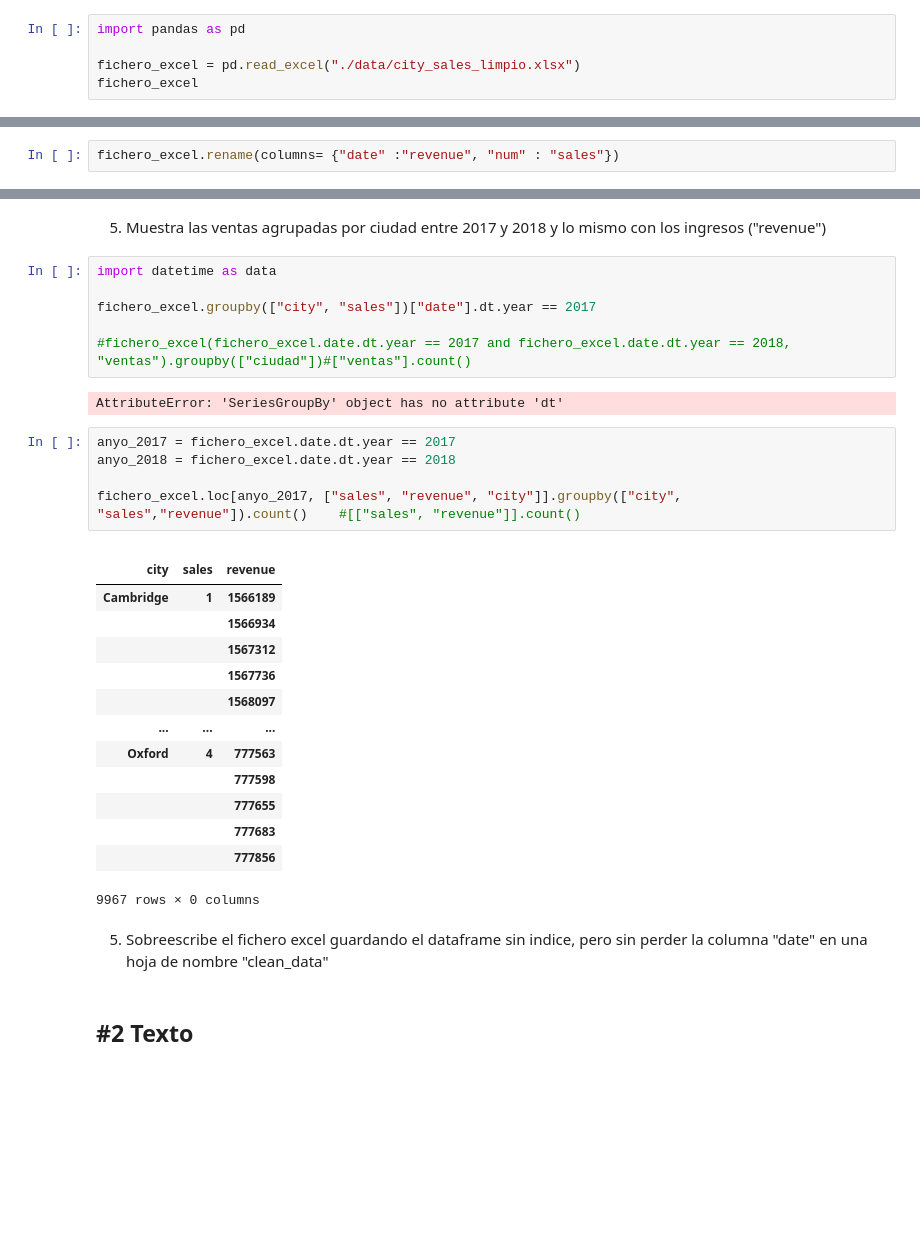
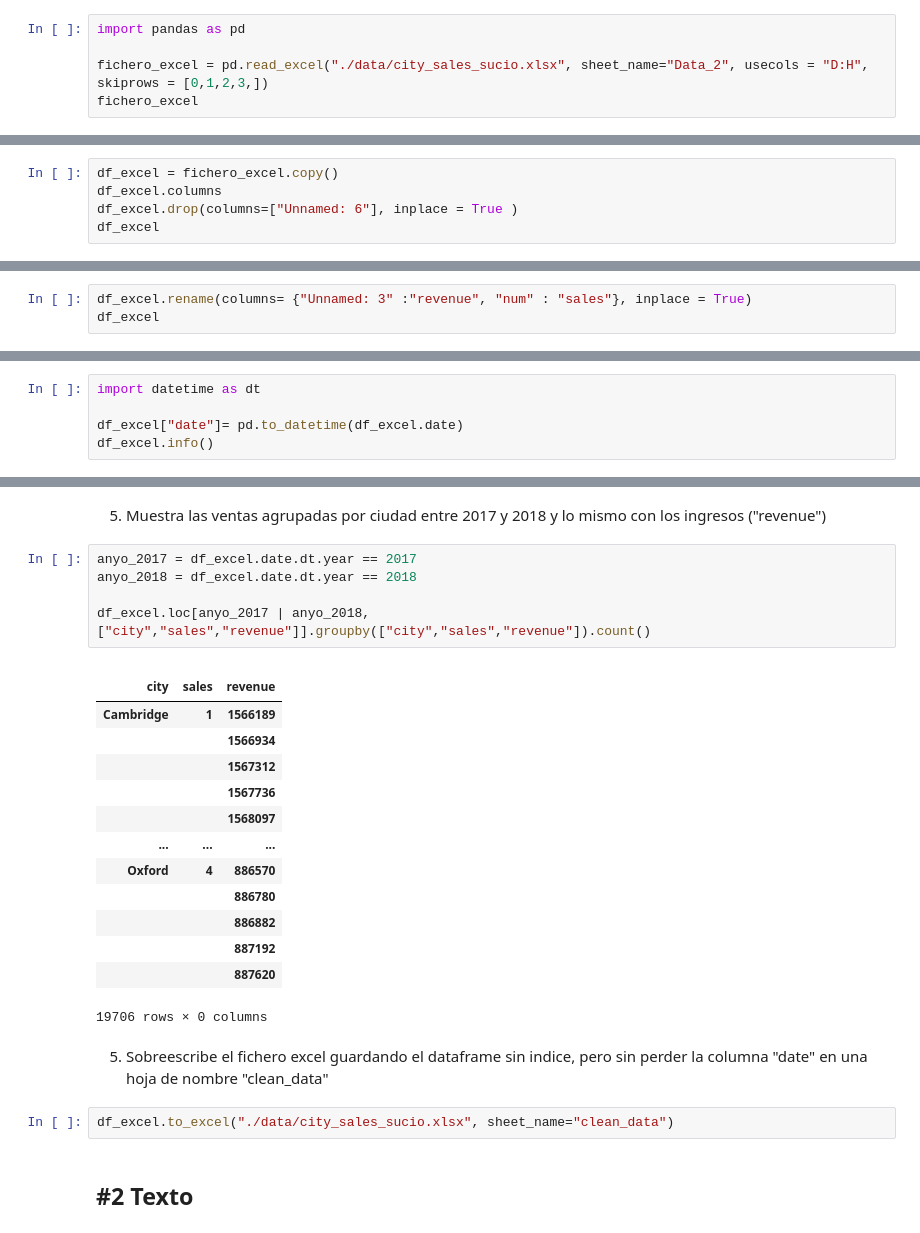
Before and after one commit to Borzase/ONLINE_DS_THEBRIDGE_BORZASE, a Jupyter notebook: 03_Analisis_de_Datos/Sprint_05/Unidad_02_Acceso_y_Procesado_de_Datos_Internos__Ficheros/Practica_Obligatoria/18_Practica_Obligatoria_Ficheros.ipynb, the cells around one changed output, grey strips where cells are left out. Saved outputs shown, nothing was run; the diff lists cells and outputs as text; blank space fills up the shorter version.

```diff
--- a/03_Analisis_de_Datos/Sprint_05/Unidad_02_Acceso_y_Procesado_de_Datos_Internos__Ficheros/Practica_Obligatoria/18_Practica_Obligatoria_Ficheros.ipynb
+++ b/03_Analisis_de_Datos/Sprint_05/Unidad_02_Acceso_y_Procesado_de_Datos_Internos__Ficheros/Practica_Obligatoria/18_Practica_Obligatoria_Ficheros.ipynb
@@ -35,6 +35,6 @@ with open("./data/mbox.txt", "r") as open_file:
 # %%
 import pandas as pd
 
-fichero_excel = pd.read_excel("./data/city_sales_limpio.xlsx")
+fichero_excel = pd.read_excel("./data/city_sales_sucio.xlsx", sheet_name="Data_2", usecols = "D:H", skiprows = [0,1,2,3,])
 fichero_excel
 # %% [output]
@@ -80,0 +65,5 @@ fichero_excel
+# %%
+df_excel = fichero_excel.copy()
+df_excel.columns
+df_excel.drop(columns=["Unnamed: 6"], inplace = True )
+df_excel
@@ -81,4 +84,5 @@ fichero_excel
 # %% [markdown]
 2. Renombra la primera columna para que se llame "revenue" y la columna "num" por "sales"
 # %%
-fichero_excel.rename(columns= {"date" :"revenue", "num" : "sales"})
+df_excel.rename(columns= {"Unnamed: 3" :"revenue", "num" : "sales"}, inplace = True)
+df_excel
@@ -100,3 +118,8 @@ dtypes: datetime64[ns](1), int64(2), object(1)
 memory usage: 1.2+ MB
 # %% [markdown]
 4. Convierte el campo "date" a un datetime. Conviertelo en el índice del `DataFrame`
+# %%
+import datetime as dt
+
+df_excel["date"]= pd.to_datetime(df_excel.date)
+df_excel.info()
@@ -103,35 +138,29 @@ memory usage: 1.2+ MB
 # %% [markdown]
 5. Muestra las ventas agrupadas por ciudad entre 2017 y 2018 y lo mismo con los ingresos ("revenue")
-# %%
-import datetime as data
-
-fichero_excel.groupby(["city", "sales"])["date"].dt.year == 2017
-
-#fichero_excel(fichero_excel.date.dt.year == 2017 and fichero_excel.date.dt.year == 2018, "ventas").groupby(["ciudad"])#["ventas"].count()
-# %% [output]
-AttributeError: 'SeriesGroupBy' object has no attribute 'dt'
 # %%
-anyo_2017 = fichero_excel.date.dt.year == 2017
-anyo_2018 = fichero_excel.date.dt.year == 2018
+anyo_2017 = df_excel.date.dt.year == 2017
+anyo_2018 = df_excel.date.dt.year == 2018
 
-fichero_excel.loc[anyo_2017, ["sales", "revenue", "city"]].groupby(["city", "sales","revenue"]).count()    #[["sales", "revenue"]].count()
+df_excel.loc[anyo_2017 | anyo_2018, ["city","sales","revenue"]].groupby(["city","sales","revenue"]).count()
 # %% [output]
 |  |  |  |
 | city | sales | revenue |
 | Cambridge | 1 | 1566189 |
 |  |  | 1566934 |
 |  |  | 1567312 |
 |  |  | 1567736 |
 |  |  | 1568097 |
 | ... | ... | ... |
-| Oxford | 4 | 777563 |
-|  |  | 777598 |
-|  |  | 777655 |
-|  |  | 777683 |
-|  |  | 777856 |
+| Oxford | 4 | 886570 |
+|  |  | 886780 |
+|  |  | 886882 |
+|  |  | 887192 |
+|  |  | 887620 |
-9967 rows × 0 columns
+19706 rows × 0 columns
 # %% [markdown]
 5. Sobreescribe el fichero excel guardando el dataframe sin indice, pero sin perder la columna "date" en una hoja de nombre "clean_data"
+# %%
+df_excel.to_excel("./data/city_sales_sucio.xlsx", sheet_name="clean_data")
 # %% [markdown]
 ## #2 Texto
 # %% [markdown]
```
Also changed, not shown: parts of 10 cells of this notebook, 7 other files.
